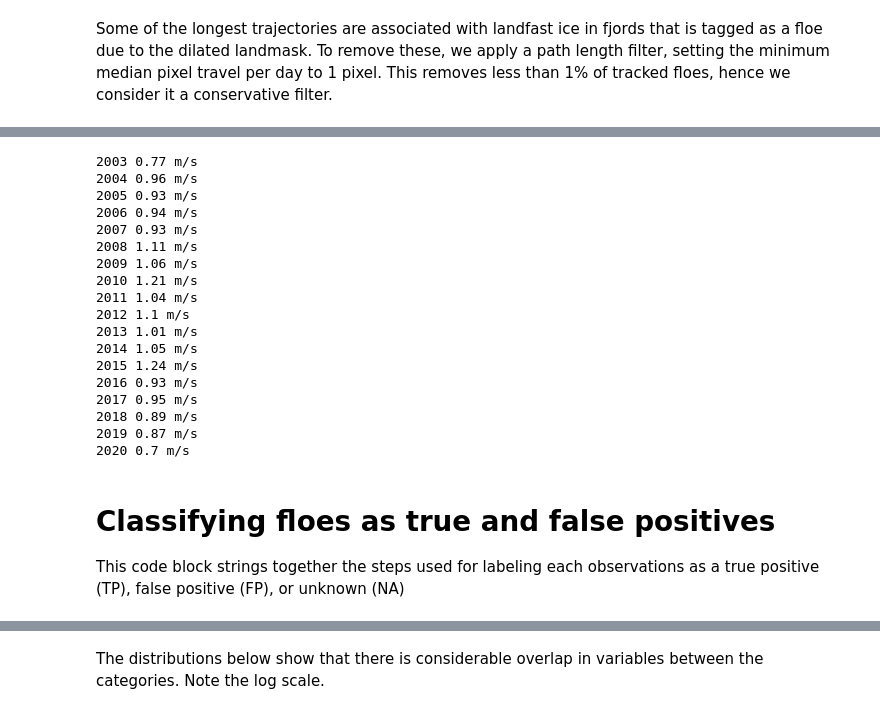
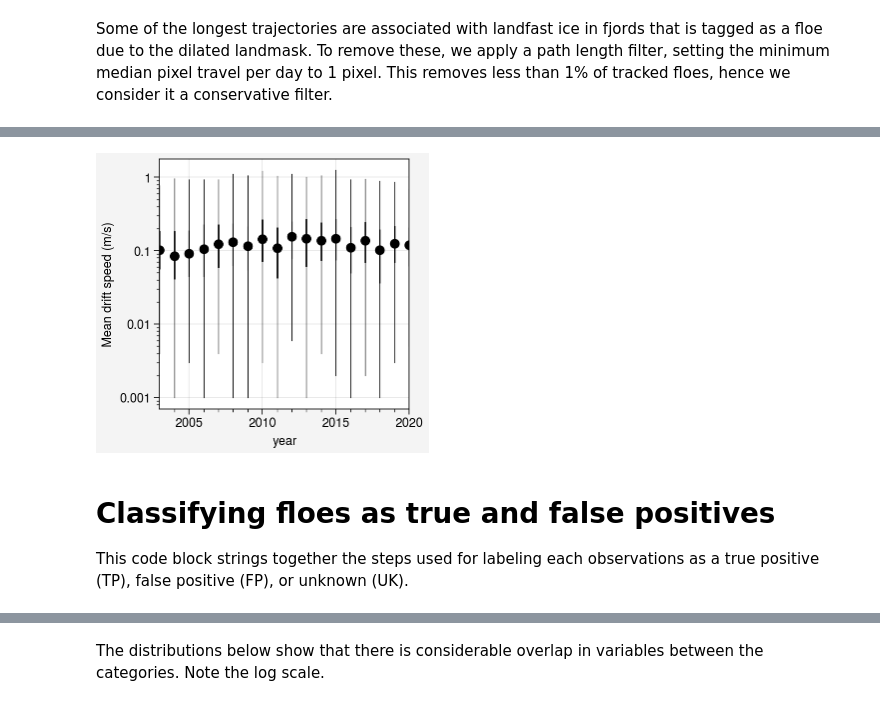
Before and after one commit to WilhelmusLab/process_fram_strait_v0, a Jupyter notebook: notebooks/logistic_regression_classifier.ipynb, the cells around one changed output, grey strips where cells are left out. Cells and saved outputs as stored; diff of their text form; code cells hidden in the pictures.

```diff
--- a/notebooks/logistic_regression_classifier.ipynb
+++ b/notebooks/logistic_regression_classifier.ipynb
@@ -91,27 +81,15 @@ Similarly, we want to avoid physically impossible drift speeds. Sea ice rarely r
 # %%
+# Calculate the distribution of mean speeds for tracked floes
+fig, ax = pplt.subplots()
 for year in ift_dfs:
     mds = ift_dfs[year].groupby('floe_id').apply(estimated_mean_speed)
-    print(year, np.round(mds.quantile(0.99), 2), 'm/s')
+    ax.plot([year, year], mds.quantile([0.01, 0.99]), lw=0.5, marker='', color='k')
+    ax.plot([year, year], mds.quantile([0.25, 0.75]), lw=1, marker='', color='k')
+    ax.plot([year], mds.quantile([0.5]), lw=0, marker='o', color='k')
+ax.format(xlabel='year', ylabel='Mean drift speed (m/s)', yscale='log')
 # %% [output]
-2003 0.77 m/s
-2004 0.96 m/s
-2005 0.93 m/s
-2006 0.94 m/s
-2007 0.93 m/s
-2008 1.11 m/s
-2009 1.06 m/s
-2010 1.21 m/s
-2011 1.04 m/s
-2012 1.1 m/s
-2013 1.01 m/s
-2014 1.05 m/s
-2015 1.24 m/s
-2016 0.93 m/s
-2017 0.95 m/s
-2018 0.89 m/s
-2019 0.87 m/s
-2020 0.7 m/s
+[figure, added]
 # %% [markdown]
 # Classifying floes as true and false positives
-This code block strings together the steps used for labeling each observations as a true positive (TP), false positive (FP), or unknown (NA)
+This code block strings together the steps used for labeling each observations as a true positive (TP), false positive (FP), or unknown (UK).
 # %%
```
Also changed, not shown: parts of 8 cells of this notebook.
